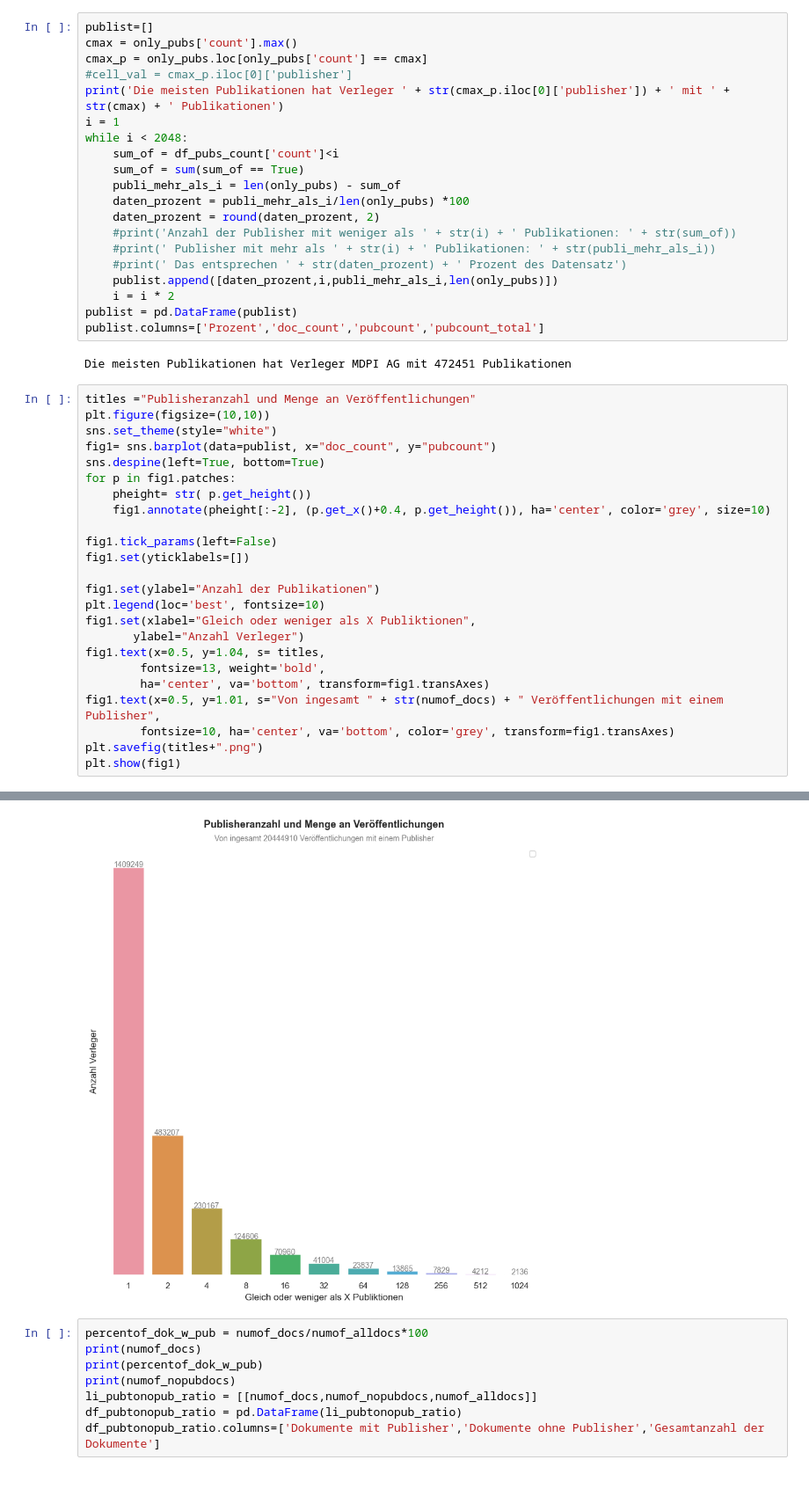
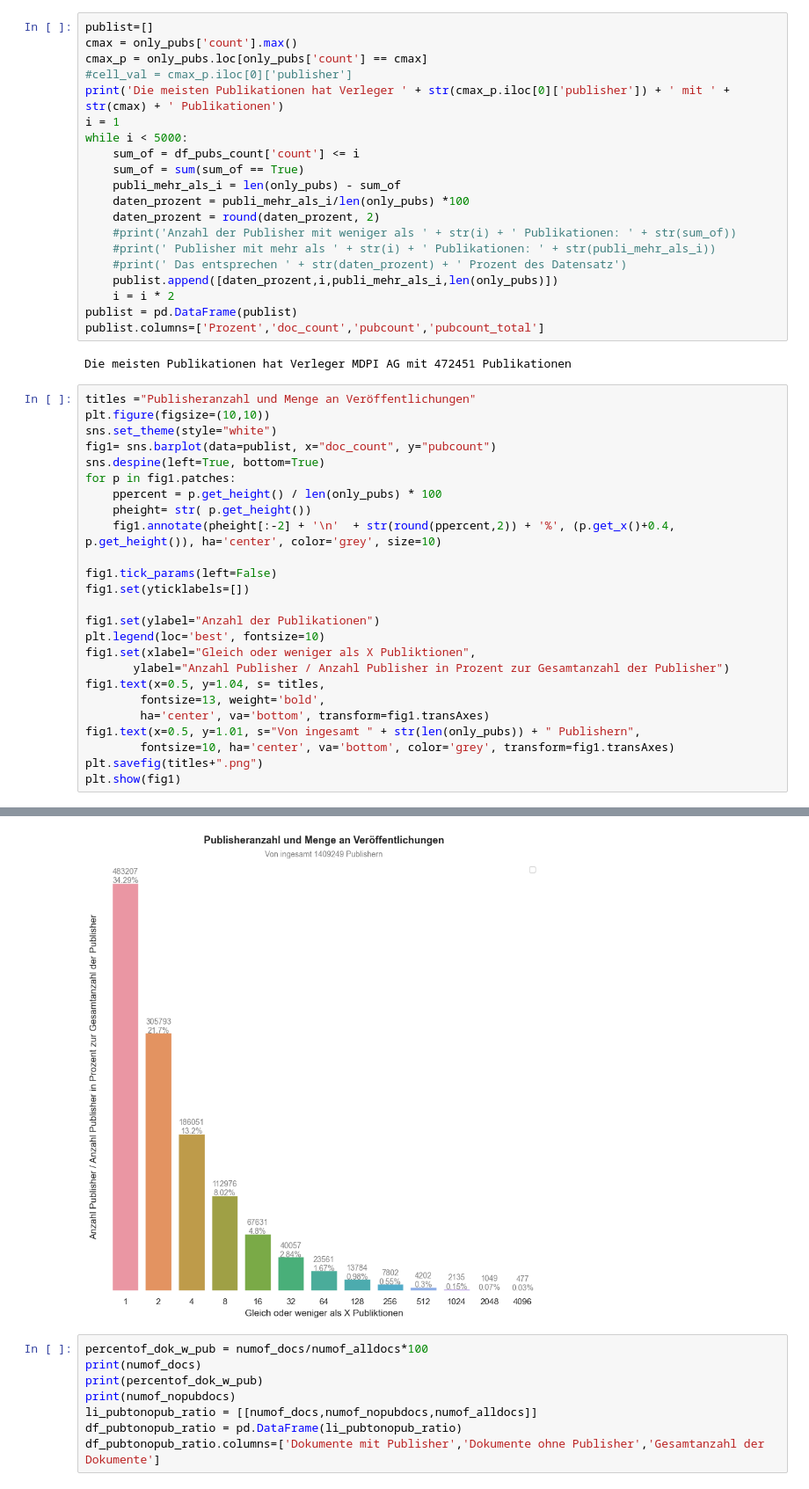
Before and after one commit to MTPKo/Bachelor-Arbeit, a Jupyter notebook: notebooks/analysis/exploration.ipynb, the cells around one changed output, grey strips where cells are left out. Shown at 88% size. Drawn from its saved outputs; the diff is of its cells as text.

Commit message:
graphen fixes

```diff
--- a/notebooks/analysis/exploration.ipynb
+++ b/notebooks/analysis/exploration.ipynb
@@ -177,8 +177,8 @@ cmax_p = only_pubs.loc[only_pubs['count'] == cmax]
 #cell_val = cmax_p.iloc[0]['publisher']
 print('Die meisten Publikationen hat Verleger ' + str(cmax_p.iloc[0]['publisher']) + ' mit ' + str(cmax) + ' Publikationen')
 i = 1
-while i < 2048:
-    sum_of = df_pubs_count['count']<i
+while i < 5000:
+    sum_of = df_pubs_count['count'] <= i
     sum_of = sum(sum_of == True)
     publi_mehr_als_i = len(only_pubs) - sum_of
     daten_prozent = publi_mehr_als_i/len(only_pubs) *100
@@ -195,30 +195,31 @@ Die meisten Publikationen hat Verleger MDPI AG mit 472451 Publikationen
 # %%
 titles ="Publisheranzahl und Menge an Veröffentlichungen"
 plt.figure(figsize=(10,10))
 sns.set_theme(style="white")
 fig1= sns.barplot(data=publist, x="doc_count", y="pubcount")
 sns.despine(left=True, bottom=True)
 for p in fig1.patches:
+    ppercent = p.get_height() / len(only_pubs) * 100
     pheight= str( p.get_height())
-    fig1.annotate(pheight[:-2], (p.get_x()+0.4, p.get_height()), ha='center', color='grey', size=10)
+    fig1.annotate(pheight[:-2] + '\n'  + str(round(ppercent,2)) + '%', (p.get_x()+0.4, p.get_height()), ha='center', color='grey', size=10)
 
 fig1.tick_params(left=False)
 fig1.set(yticklabels=[])
 
 fig1.set(ylabel="Anzahl der Publikationen")
 plt.legend(loc='best', fontsize=10)
 fig1.set(xlabel="Gleich oder weniger als X Publiktionen",
-       ylabel="Anzahl Verleger")
+       ylabel="Anzahl Publisher / Anzahl Publisher in Prozent zur Gesamtanzahl der Publisher")
 fig1.text(x=0.5, y=1.04, s= titles,
         fontsize=13, weight='bold',
         ha='center', va='bottom', transform=fig1.transAxes)
-fig1.text(x=0.5, y=1.01, s="Von ingesamt " + str(numof_docs) + " Veröffentlichungen mit einem Publisher",
+fig1.text(x=0.5, y=1.01, s="Von ingesamt " + str(len(only_pubs)) + " Publishern",
         fontsize=10, ha='center', va='bottom', color='grey', transform=fig1.transAxes)
 plt.savefig(titles+".png")
 plt.show(fig1)
 # %% [output]
 No artists with labels found to put in legend.  Note that artists whose label start with an underscore are ignored when legend() is called with no argument.
-[figure, old version]
+[figure, new version]
 # %%
 percentof_dok_w_pub = numof_docs/numof_alldocs*100
 print(numof_docs)
```
Also changed, not shown: parts of 1 cell of this notebook, 1 other file.
